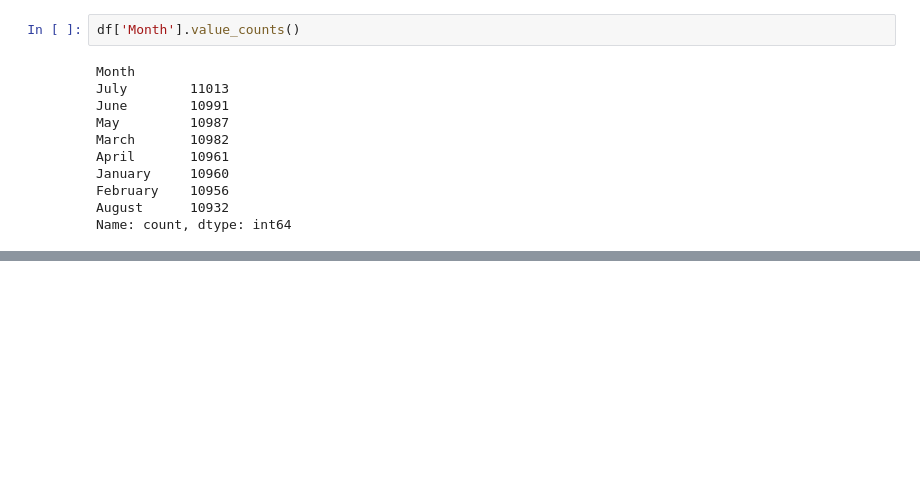
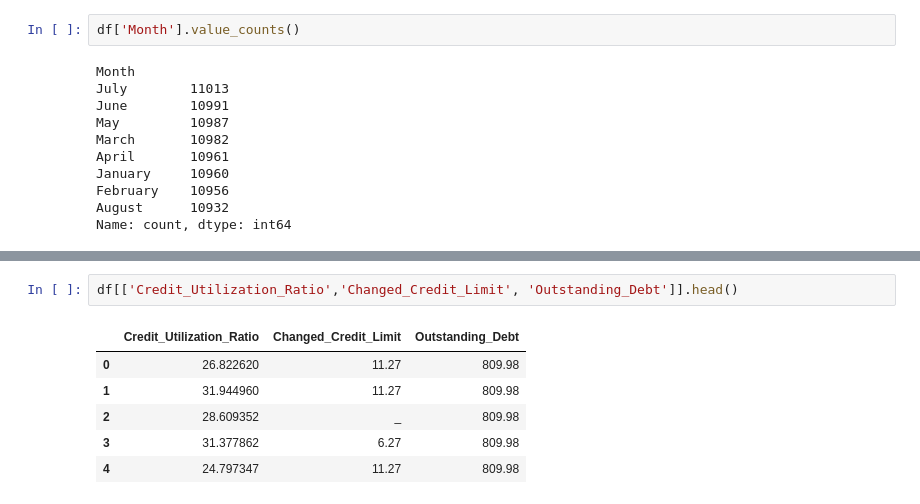
Before and after one commit to sahermuhamed1/Credit-Scoring-Model-Production, a Jupyter notebook: workspace.ipynb, the cells around one changed output, grey strips where cells are left out. Cells and saved outputs as stored; diff of their text form; blank space fills up the shorter version.

```diff
--- a/workspace.ipynb
+++ b/workspace.ipynb
@@ -488,0 +473,9 @@ df.groupby('Customer_ID')['Month'].transform('max')
+# %%
+df[['Credit_Utilization_Ratio','Changed_Credit_Limit', 'Outstanding_Debt']].head()
+# %% [output]
+|  | Credit_Utilization_Ratio | Changed_Credit_Limit | Outstanding_Debt |
+| 0 | 26.822620 | 11.27 | 809.98 |
+| 1 | 31.944960 | 11.27 | 809.98 |
+| 2 | 28.609352 | _ | 809.98 |
+| 3 | 31.377862 | 6.27 | 809.98 |
+| 4 | 24.797347 | 11.27 | 809.98 |
```
Also changed, not shown: parts of 9 cells of this notebook.
